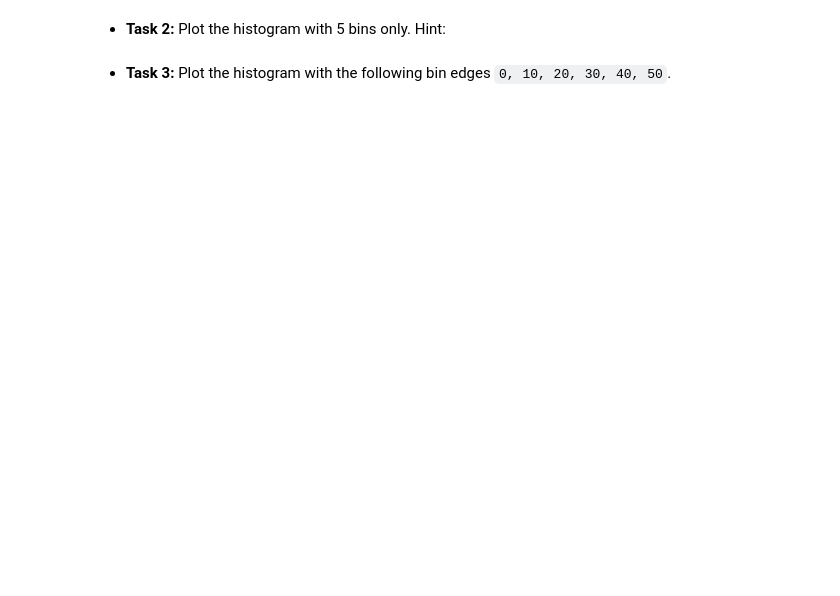
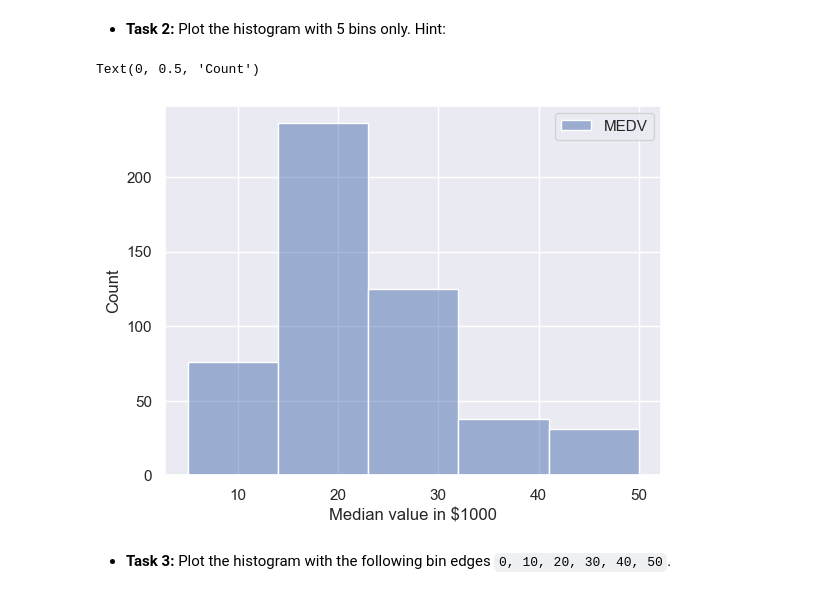
Before and after one commit to surrelsaga/DDW-weekly-problemSets, a Jupyter notebook: Week09_Cohort.ipynb, the cells around one changed output. Drawn from its saved outputs; the diff is of its cells as text; code cells hidden in the pictures; blank space fills up the shorter version.

```diff
--- a/Week09_Cohort.ipynb
+++ b/Week09_Cohort.ipynb
@@ -245,15 +323,15 @@ Reference:
 - **Task 2:** Plot the histogram with 5 bins only. Hint:
 # %%
 # plot histogram for MEDV, replace the None
-# myplot: axes.Axes = None
+myplot: axes.Axes = sns.histplot(data=df_target, bins=5)
 
 # set the x label, write the code below
-
+myplot.set_xlabel('Median value in $1000')
 # set the y label, write the code below
-
-###
-### YOUR CODE HERE
-###
+myplot.set_ylabel('Count')
+# %% [output]
+Text(0, 0.5, 'Count')
+[figure, added]
 # %% [markdown]
 - **Task 3:** Plot the histogram with the following bin edges `0, 10, 20, 30, 40, 50`.
 # %%
```
Also changed, not shown: parts of 14 cells of this notebook, 2 other files.
